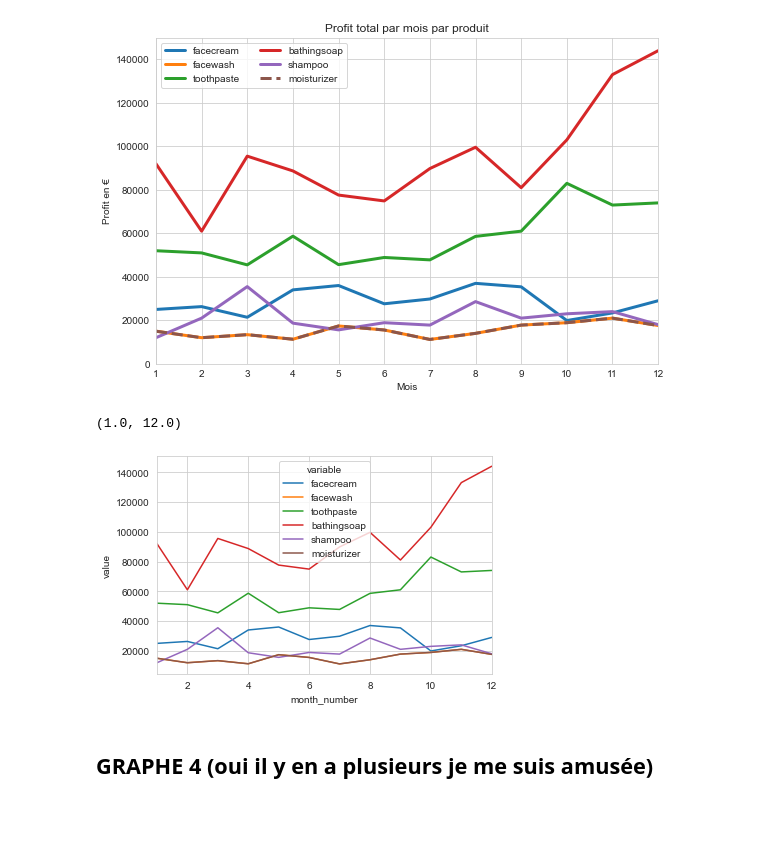
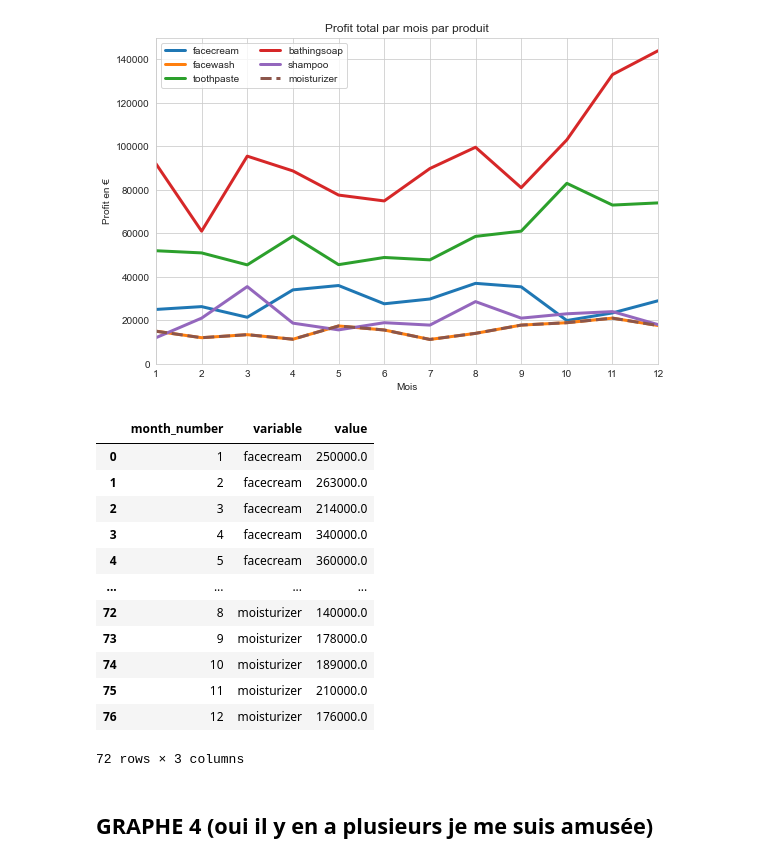
Before and after one commit to bigdduwa/THP-DATA_W2-D4, a Jupyter notebook: kata.ipynb, the cells around one changed output. Drawn from its saved outputs; the diff is of its cells as text; code cells hidden in the pictures; blank space fills up the shorter version.

```diff
--- a/kata.ipynb
+++ b/kata.ipynb
@@ -134,29 +125,42 @@ plt.show()
 # %%
 #la même mais avec seaborn pour le sport, pour ça il faut que je "melt" ma dataframe :
 # au lieu d'avoir une df avec de multiples colonnes,
 # je ne garde que 2 colonnes (+ index) avec variable (nom de la colonne) + value (valeur correspondant à l'index)
 # sinon je ne peux pas faire de graphique de plusieurs lignes avec seaborn
 df2 = df
 df2['facecream'] = y1*10
 df2['facewash'] = y2*10
 df2['toothpaste'] = y3*10
 df2['bathingsoap'] = y4*10
 df2['shampoo'] = y5*10
 df2['moisturizer'] = y6*10
 df2 #je crée d'abord une copie du df original avec le nombre de produit * 10 pour connaître leur valeur.
 
 #puis je crée la df melt avec les 6 produits
 melt_df = pd.melt(df2, id_vars=['month_number'], value_vars=['facecream','facewash','toothpaste','bathingsoap','shampoo','moisturizer'])
 # pour une raison étrange je me retrouve avec un 78 comme nombre de mois pour toutes les variables,
 # ce qui fait un graphique bizarre.
 # comme il n'y a pas de valeur associée je peux directement le supprimer
 melt_df = melt_df.dropna()
 
-sns.lineplot(data = melt_df, x='month_number',y='value', hue='variable')
-plt.xlim(1,12)
+# sns.lineplot(data = melt_df, x='month_number',y='value', hue='variable')
+# plt.xlim(1,12)
+
+melt_df
 # %% [output]
+|  | month_number | variable | value |
+| 0 | 1 | facecream | 250000.0 |
+| 1 | 2 | facecream | 263000.0 |
+| 2 | 3 | facecream | 214000.0 |
+| 3 | 4 | facecream | 340000.0 |
+| 4 | 5 | facecream | 360000.0 |
+| ... | ... | ... | ... |
+| 72 | 8 | moisturizer | 140000.0 |
+| 73 | 9 | moisturizer | 178000.0 |
+| 74 | 10 | moisturizer | 189000.0 |
+| 75 | 11 | moisturizer | 210000.0 |
+| 76 | 12 | moisturizer | 176000.0 |
-(1.0, 12.0)
+72 rows × 3 columns
-[figure, removed]
 # %% [markdown]
 ## GRAPHE 4 (oui il y en a plusieurs je me suis amusée)
 # %% [markdown]
```
Also changed, not shown: parts of 1 cell of this notebook.
